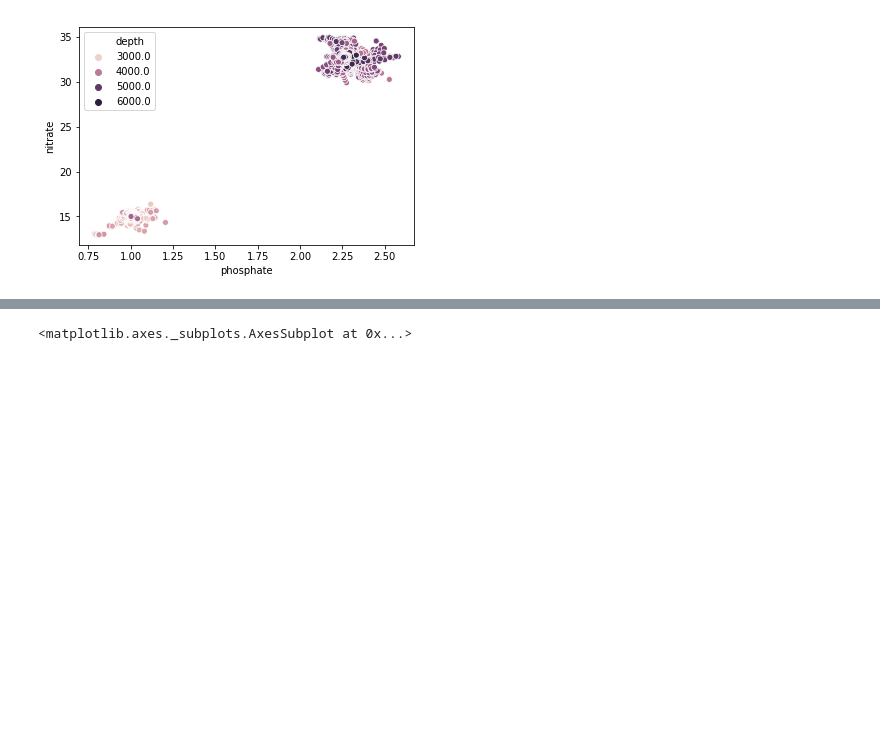
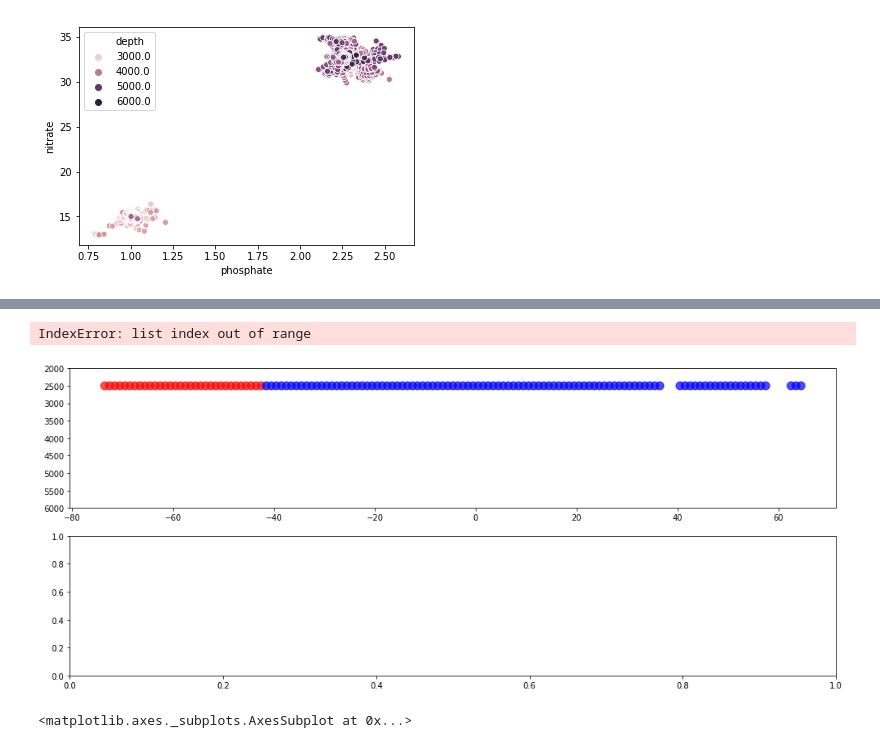
Before and after one commit to jordanplanders/Thinkful, a Jupyter notebook: Bootcamp/Unit 1/capstone/PO4*.ipynb, the cells around one changed output, grey strips where cells are left out. Cells and saved outputs as stored; diff of their text form; code cells hidden in the pictures; blank space fills up the shorter version.

```diff
--- a/Bootcamp/Unit 1/capstone/PO4*.ipynb
+++ b/Bootcamp/Unit 1/capstone/PO4*.ipynb
@@ -324,3 +303,78 @@ NameError: name 'axis_sz' is not defined
+# %%
+fig, ax = plt.subplots(nrows=2, ncols=1, figsize=(17, 7), facecolor='w')
+
+tracers = ['salinity']
+dataset = dataFetcher()
+dataset.get_section('NS_section', line_lon, [min_lat, max_lat], tracers)
+
+depths = [2500, 3000, 3500, 4000, 4500, 5000, 5500]
+
+for ik, trcr in enumerate(tracers):
+    r = []
+    b = []
+    d_traj = {}
+    for ij, dpth in enumerate(depths):
+        Atl = water_column(dataset, 'traj', depth= dpth, tracer=trcr)
+        Atl.get_mixing_labels('two_endmember')
+        d_traj[dpth] = Atl
+        ax[ik].scatter(Atl._ax_avgd, [dpth for ip in range(len(Atl._feat_data_avgd))], c = Atl.mixing_labels, alpha = .7, s=100)
+        ax[ik].set_ylim([6000,2000])
+
+        # create lists of latitudes where there are red points and blue points
+        x_int_r = []
+        x_int_b = []
+        for im in range(len(Atl._feat_data_avgd)):
+            if Atl.mixing_labels[ik] == 'r':
+                x_int_r.append(Atl._ax_avgd[im])
+            else:
+                x_int_b.append(Atl._ax_avgd[im])
+
+        # create lists of bounding points for each depth
+        r.append([dpth, x_int_r[0], x_int_r[-1]])
+        b.append([dpth, x_int_b[0], x_int_b[-1]])
+
+    ### fill code
+    r_pairs = [[r[n-1], r[n]] for n in range(1,len(r))]
+    b_pairs = [[b[n-1], b[n]] for n in range(1,len(b))]
+
+    pair_sets = {'r':[r_pairs, []], 'b':[b_pairs,[]]}
+
+    for color in pair_sets.keys():
+        for pair in pair_sets[color][0]:
+            ul = [pair[0][1], pair[0][0]]
+            ur = [pair[0][2], pair[0][0]]
+            ll = [pair[1][1], pair[1][0]]
+            lr = [pair[1][2], pair[1][0]]
+
+            xs = [ik[0] for ik in [ll, ul, ur, lr]]
+            ys = [ik[1] for ik in [ll, ul, ur, lr]]
+
+            pair_sets[color][1].append([xs, ys])
+
+        for d in pair_sets[color][1]:
+            ax.fill(d[0],d[1], c=color, alpha=.2)
+
+    ax[ik].set_ylim([6000, 2000])
+
+    ax[ik].set_ylabel('Depth (m)', fontsize=axis_sz)
+    ax[ik].set_xlabel('Latitude (deg) along {}$^\circ$W'.format(-line_lon), fontsize=axis_sz)
+
+    # set tick parameters
+    xtickNames = ax[ik].get_xticklabels()
+    ytickNames = ax[ik].get_yticklabels()
+
+    for names in [ytickNames, xtickNames]:
+        plt.setp(names, rotation=0, fontsize=tick_sz-4)
+
+# name1 = 'two_endmember_Atlantic'
+# path = 'raw_demo_plots/connectedness/'
+# plt.savefig(path+name1+'.png', dpi=None, facecolor='w', edgecolor='w',
+#         orientation='portrait', papertype=None, format=None,
+#         transparent=False, bbox_inches=None, pad_inches=0.2,
+#         frameon=None)
+# %% [output]
+IndexError: list index out of range
+[figure, added]
 # %%
 fig = plt.figure()
 ax = fig.add_subplot(1,2,1)
```
Also changed, not shown: parts of 3 cells of this notebook, 1 other file.
